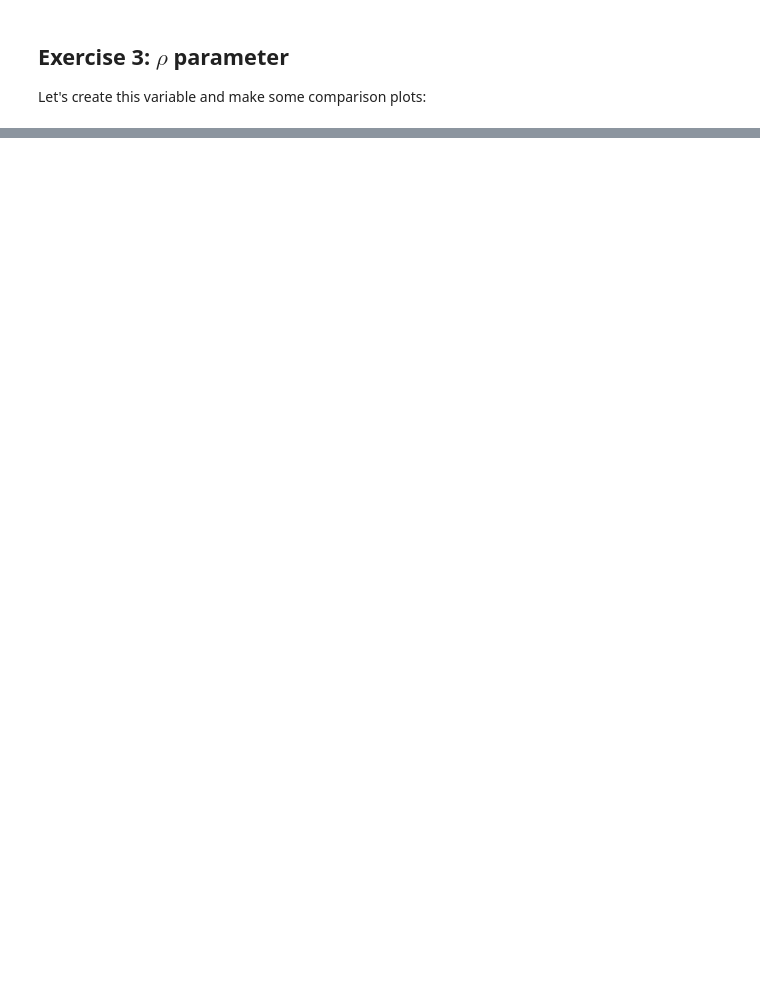
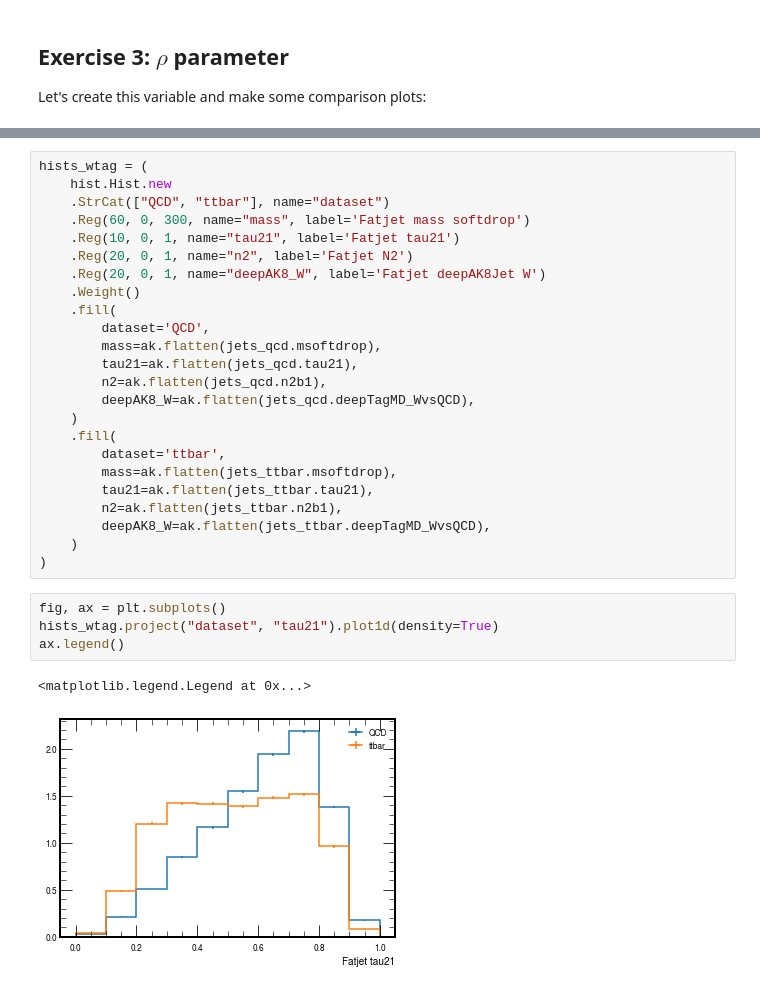
Before and after one commit to cms-jet/JMEDAS, a Jupyter notebook: notebooks/master/Jet_Substructure.ipynb, the cells around one changed output, grey strips where cells are left out. Drawn from its saved outputs; the diff is of its cells as text; blank space fills up the shorter version.

```diff
--- a/notebooks/master/Jet_Substructure.ipynb
+++ b/notebooks/master/Jet_Substructure.ipynb
@@ -182,0 +213,31 @@ ax.legend()
+# %%
+hists_wtag = (
+    hist.Hist.new
+    .StrCat(["QCD", "ttbar"], name="dataset")
+    .Reg(60, 0, 300, name="mass", label='Fatjet mass softdrop')
+    .Reg(10, 0, 1, name="tau21", label='Fatjet tau21')
+    .Reg(20, 0, 1, name="n2", label='Fatjet N2')
+    .Reg(20, 0, 1, name="deepAK8_W", label='Fatjet deepAK8Jet W')
+    .Weight()
+    .fill(
+        dataset='QCD',
+        mass=ak.flatten(jets_qcd.msoftdrop),
+        tau21=ak.flatten(jets_qcd.tau21),
+        n2=ak.flatten(jets_qcd.n2b1),
+        deepAK8_W=ak.flatten(jets_qcd.deepTagMD_WvsQCD),
+    )
+    .fill(
+        dataset='ttbar',
+        mass=ak.flatten(jets_ttbar.msoftdrop),
+        tau21=ak.flatten(jets_ttbar.tau21),
+        n2=ak.flatten(jets_ttbar.n2b1),
+        deepAK8_W=ak.flatten(jets_ttbar.deepTagMD_WvsQCD),
+    )
+)
+# %%
+fig, ax = plt.subplots()
+hists_wtag.project("dataset", "tau21").plot1d(density=True)
+ax.legend()
+# %% [output]
+<matplotlib.legend.Legend at 0x...>
+[figure, added]
```
Also changed, not shown: parts of 22 cells of this notebook.
